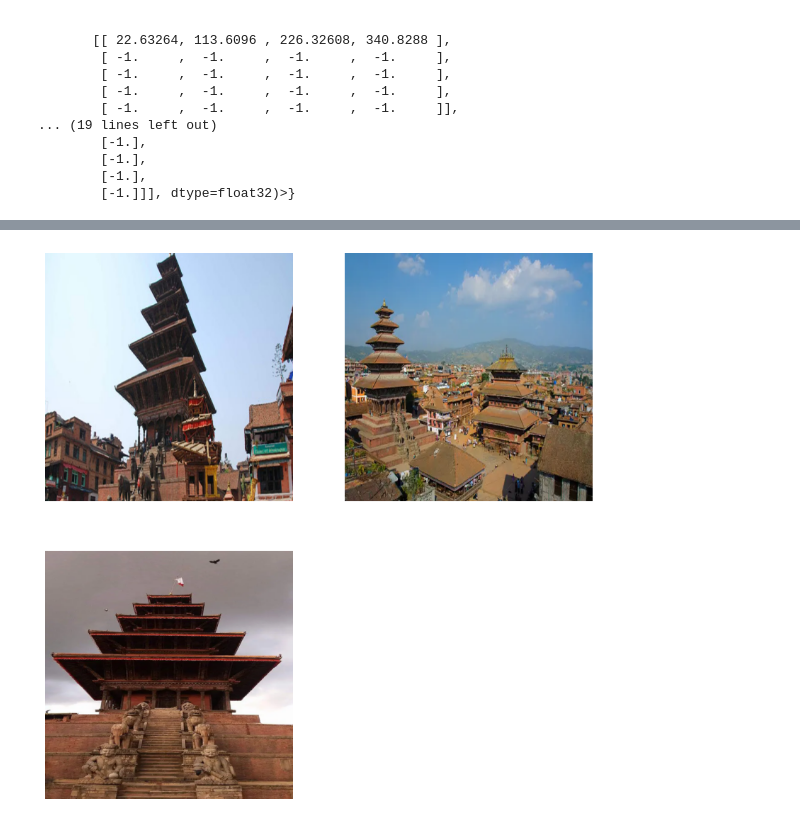
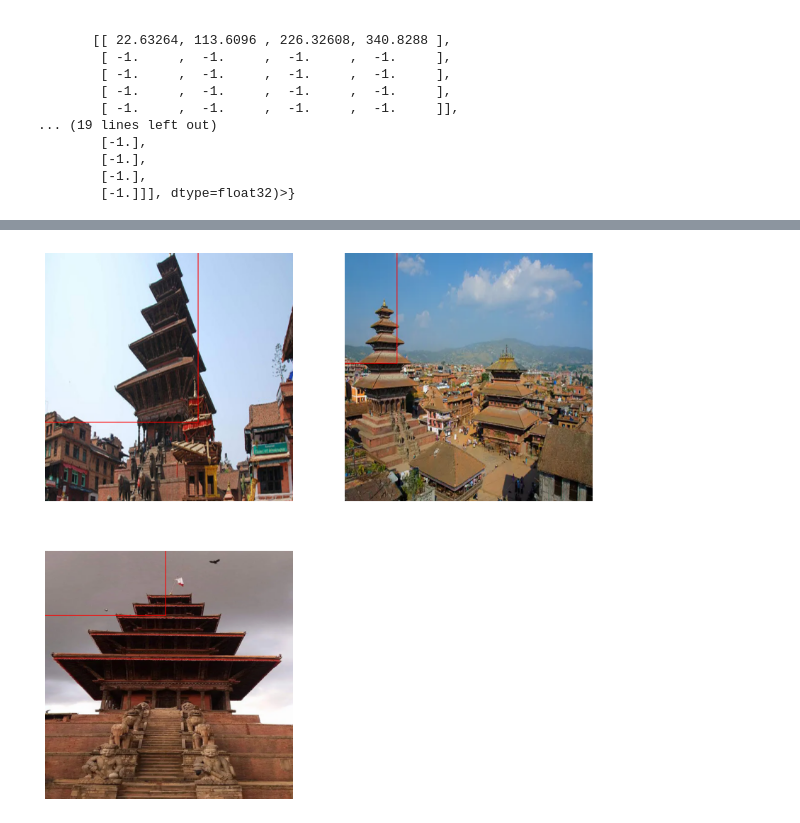
Before and after one commit to prekshya-dawadi/Smarak, a Jupyter notebook: DL/Model.ipynb, the cells around one changed output, grey strips where cells are left out. Cells and saved outputs as stored; diff of their text form; code cells hidden in the pictures.

Commit message:
not accurate bounding boxes

```diff
--- a/DL/Model.ipynb
+++ b/DL/Model.ipynb
@@ -254,35 +254,68 @@ array([[[179.3936 ,   3.87872, 432.4848 , 864.9699 ],
         [-1.],
         [-1.]]], dtype=float32)>}
 # %%
+import matplotlib.pyplot as plt
+from PIL import Image, ImageDraw
+import tensorflow as tf
+
+def visualize_image_with_bboxes(image, boxes, class_labels, bbox_color='red', bbox_width=2):
+    """
+    Visualize an image with bounding boxes and class labels.
+
+    Parameters:
+    - image: Tensor image.
+    - boxes: List of bounding boxes.
+    - class_labels: List of class labels corresponding to bounding boxes.
+    - bbox_color: Color of the bounding box.
+    - bbox_width: Width of the bounding box line.
+    """
+    # Convert Tensor image to PIL Image
+    image_np = (image.numpy() * 255).astype('uint8')
+    image_pil = Image.fromarray(image_np)
+    draw = ImageDraw.Draw(image_pil)
+
+    img_width, img_height = image_pil.size
+
+    for box, label in zip(boxes, class_labels):
+        # Convert bounding box from xywh to xyxy
+        x_center, y_center, width, height = box.numpy()
+        x_center, y_center, width, height = x_center, y_center, width, height
+        xmin = x_center - (width / 2)
+        xmax = x_center + (width / 2)
+        ymin = y_center - (height / 2)
+        ymax = y_center + (height / 2)
+
+        if (ymax - ymin) > 0 and (xmax - xmin) > 0:
+            draw.rectangle([xmin, ymin, xmax, ymax], outline=bbox_color, width=bbox_width)
+            draw.text((xmin, ymin), str(int(label.numpy()[0])), fill=bbox_color)
+
+    return image_pil
+
 for batch in train_dataset.take(1):
-  images = batch[0]
-  ground_truths = batch[1]
-  plt.figure(figsize=(10, 10))
-  boxes = ground_truths['boxes']
-  class_labels = ground_truths['classes']
-  for i, (image, box, class_label) in enumerate(zip(images, boxes, class_labels)):
-    plt.subplot(2, 2, i + 1)
+    images = batch[0]
+    ground_truths = batch[1]
+    plt.figure(figsize=(10, 10))
+    boxes = ground_truths['boxes']
+    class_labels = ground_truths['classes']
 
-    print(f"Image shape: {image.shape}")
+    for i, (image, box, class_label) in enumerate(zip(images, boxes, class_labels)):
+        plt.subplot(2, 2, i + 1)
+        print(f"Image shape: {image.shape}")
 
-    # Check for padding before creating rectangle
-    plt.imshow(image)
-    if tf.math.reduce_all(box[2] - box[0] > 0) and tf.math.reduce_all(box[3] - box[1] > 0):
-    # Print number of valid boxes for debugging
-      num_valid_boxes = tf.size(tf.where(box[2] - box[0] > 0)).numpy()
-      print(f"Number of valid boxes: {num_valid_boxes}")
-      xmin, ymin, xmax, ymax = box[1], box[2], box[3], box[4]
-      rectangle = Rectangle(xy=(xmin, ymin),
-                             width=xmax - xmin,
-                             height=ymax - ymin,
-                             color='red',
-                             linewidth=2)
-      plt.gca().add_patch(rectangle)
-    else:
-      # Optional: Log or print a message about skipping a padded box
-      pass
+        # Filter out invalid boxes
+        valid_indices = tf.where(box[:, 2] > 0)
+        valid_boxes = tf.gather_nd(box, valid_indices)
+        valid_classes = tf.gather_nd(class_label, valid_indices)
+        num_valid_boxes = valid_boxes.shape[0]
 
-    plt.axis("off")
-  plt.show()
+        print(f"Number of valid boxes: {num_valid_boxes}")
+        print(f"Valid boxes: {valid_boxes.numpy()}")
+        print(f"Valid classes: {valid_classes.numpy()}")
+
+        image_with_bboxes = visualize_image_with_bboxes(image, valid_boxes, valid_classes)
+        plt.imshow(image_with_bboxes)
+        plt.axis("off")
+
+    plt.show()
 # %% [output]
 Image shape: (640, 640, 3)
@@ -291 +333 @@ Image shape: (640, 640, 3)
-[figure, old version]
+[figure, new version]
```
Also changed, not shown: parts of 1 cell of this notebook.
